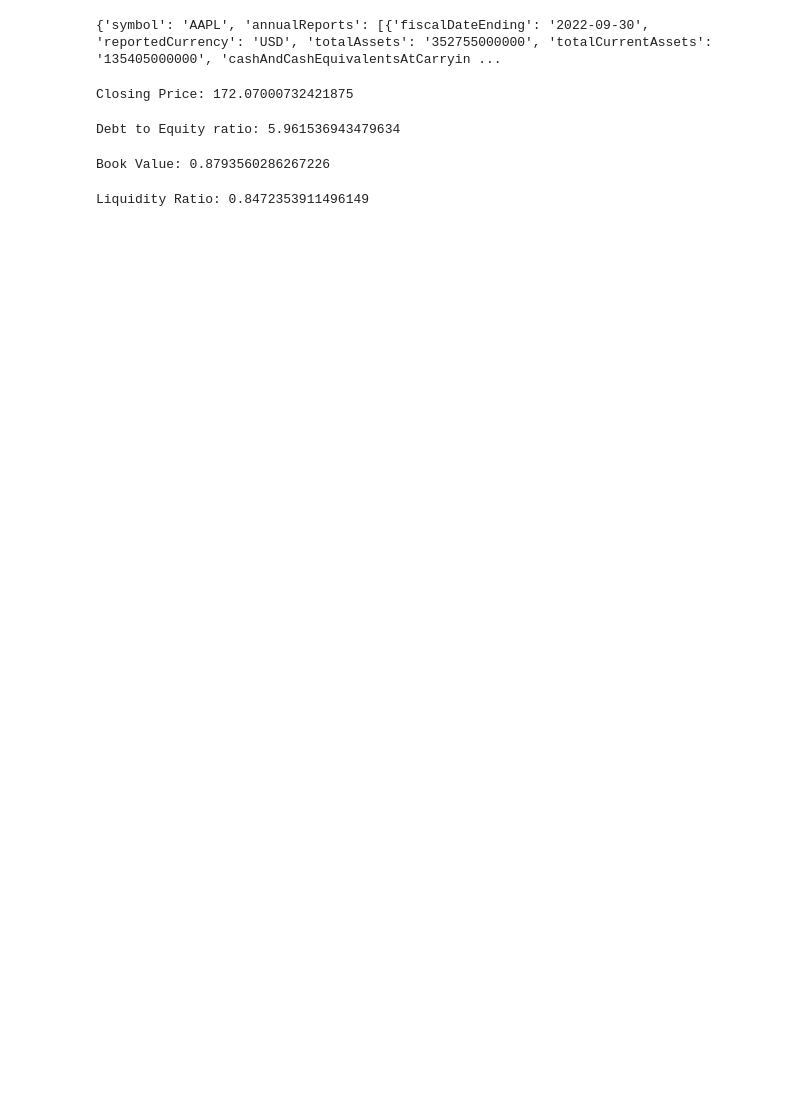
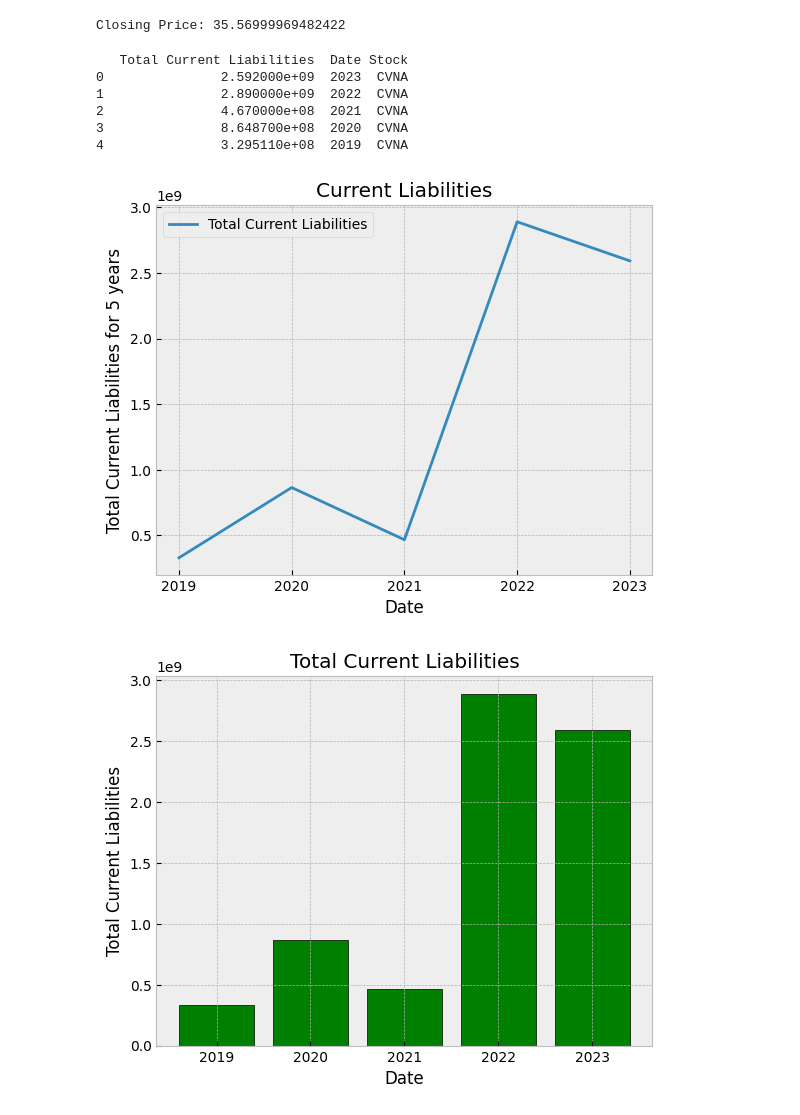
Before and after one commit to Jperezrocha/Financial-Statement-Analysis, a Jupyter notebook: Balance_Sheet.ipynb, the cells around one changed output. Cells and saved outputs as stored; diff of their text form; code cells hidden in the pictures; blank space fills up the shorter version.

```diff
--- a/Balance_Sheet.ipynb
+++ b/Balance_Sheet.ipynb
@@ -7,14 +8,18 @@ symbol = input('What company would you like to analyze? ')
+# %%
+symbol = "CVNA"
+api_key = "CEN1NMZCENKRX5KS"
+start_date = dt.datetime.now() - dt.timedelta(days=365*6)
+start_date = start_date.strftime("%Y-%m-%d")
 # %%
-url = f'https://www.alphavantage.co/query?function=BALANCE_SHEET&symbol={symbol}&apikey=CEN1NMZCENKRX5KS'
+url = f'https://www.alphavantage.co/query?function=BALANCE_SHEET&symbol={symbol}&apikey={api_key}&startdate={start_date}'
 r = requests.get(url)
 balance_sheet = r.json()
 
 print(balance_sheet)
-# %% [output]
-{'symbol': 'AAPL', 'annualReports': [{'fiscalDateEnding': '2022-09-30', 'reportedCurrency': 'USD', 'totalAssets': '352755000000', 'totalCurrentAssets': '135405000000', 'cashAndCashEquivalentsAtCarryin ...
 # %%
 ticker = symbol
 closing_price = yf.Ticker(ticker).history(period = '1d')['Close'].iloc[-1]
+
 print(f'Closing Price: {closing_price}')
 # %% [output]
-Closing Price: 172.07000732421875
+Closing Price: 35.56999969482422
@@ -20,0 +60,43 @@ Closing Price: 172.07000732421875
+# %%
+#Current Liabilities 2019-2020
+
+total_current_liabilities_2019 = float(balance_sheet['annualReports'][4]['totalCurrentLiabilities'])
+total_current_liabilities_2020 = float(balance_sheet['annualReports'][3]['totalCurrentLiabilities'])
+total_current_liabilities_2021 = float(balance_sheet['annualReports'][2]['totalCurrentLiabilities'])
+total_current_liabilities_2022 = float(balance_sheet['annualReports'][1]['totalCurrentLiabilities'])
+total_current_liabilities_2023 = float(balance_sheet['annualReports'][0]['totalCurrentLiabilities'])
+
+total_current_liabilities_for_5years = [total_current_liabilities_2023, total_current_liabilities_2022, total_current_liabilities_2021, total_current_liabilities_2020, total_current_liabilities_2019]
+date1 = [2023, 2022, 2021, 2020, 2019]
+
+date_current_Liabilities = {'Total Current Liabilities': total_current_liabilities_for_5years, "Date" : date1, "Stock" : symbol}
+
+df_liabilities = pd.DataFrame(date_current_Liabilities)
+print(df_liabilities)
+
+style.use('bmh')
+plt.title('Current Liabilities')
+plt.xlabel("Date")
+plt.ylabel("Total Current Liabilities for 5 years")
+plt.plot(date1, total_current_liabilities_for_5years)
+plt.legend(["Total Current Liabilities"])
+plt.grid(True)
+plt.xticks(date, [int(d) for d in date])
+plt.show()
+
+style.use('fast')
+plt.title("Total Current Liabilities")
+plt.xlabel("Date")
+plt.ylabel("Total Current Liabilities")
+plt.bar(df_liabilities['Date'], df_liabilities['Total Current Liabilities'], color='green', edgecolor='black')
+plt.grid(True)
+plt.show()
+# %% [output]
+   Total Current Liabilities  Date Stock
+0               2.592000e+09  2023  CVNA
+1               2.890000e+09  2022  CVNA
+2               4.670000e+08  2021  CVNA
+3               8.648700e+08  2020  CVNA
+4               3.295110e+08  2019  CVNA
+[figure, added]
+[figure, added]
@@ -21,26 +122,21 @@ Closing Price: 172.07000732421875
 # %%
+#debt to Equity
 debt = float(balance_sheet['annualReports'][0]['totalLiabilities'])
 equity = float(balance_sheet['annualReports'][0]['totalShareholderEquity'])
 
 debt_to_equity = debt / equity
 
-print(f'Debt to Equity ratio: {debt_to_equity}')
+print(f'Debt to Equity ratio: {debt_to_equity:,}')
-# %% [output]
-Debt to Equity ratio: 5.961536943479634
 # %%
 current_assets = float(balance_sheet['annualReports'][0]['totalCurrentAssets'])
 current_liabilities = float(balance_sheet['annualReports'][0]['totalCurrentLiabilities'])
 
 current_ratio = current_assets / current_liabilities
 
-print(f'Current Ratio: {current_ratio}')
+print(f'Current Ratio: {current_ratio:,}')
-# %% [output]
-Book Value: 0.8793560286267226
 # %%
 inventory = float(balance_sheet['annualReports'][0]['inventory'])
 
 liquidity_ratio = (current_assets - inventory) / current_liabilities
 
-print(f'Liquidity Ratio: {liquidity_ratio}')
+print(f'Liquidity Ratio: {liquidity_ratio:,}')
-# %% [output]
-Liquidity Ratio: 0.8472353911496149
```
Also changed, not shown: parts of 6 cells of this notebook, 2 other files.
